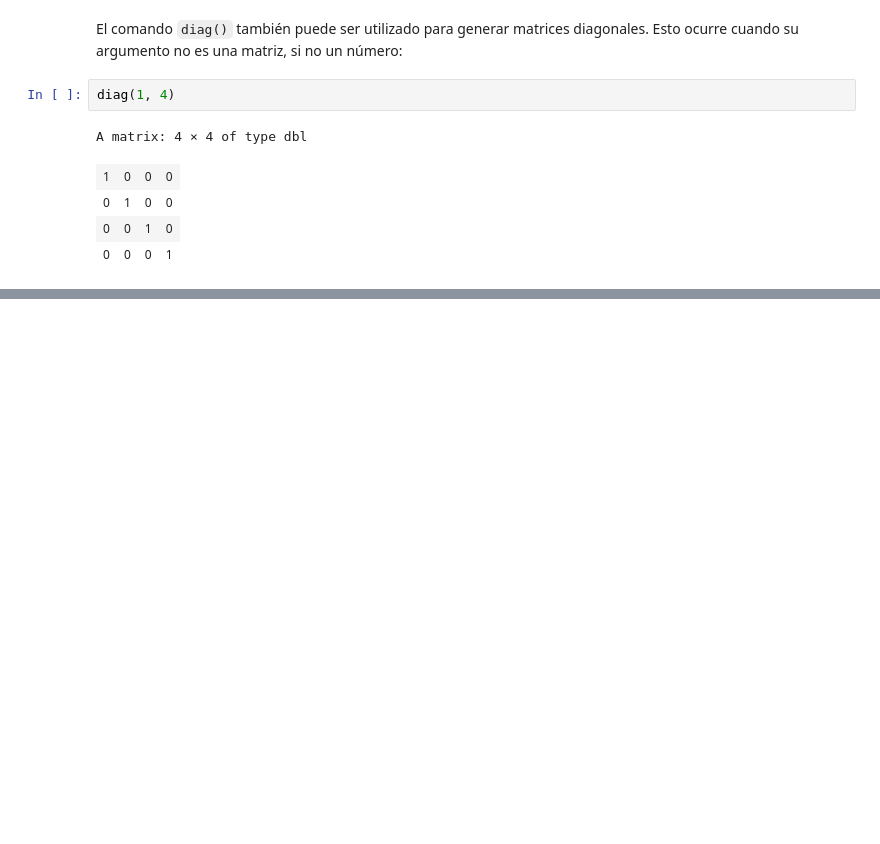
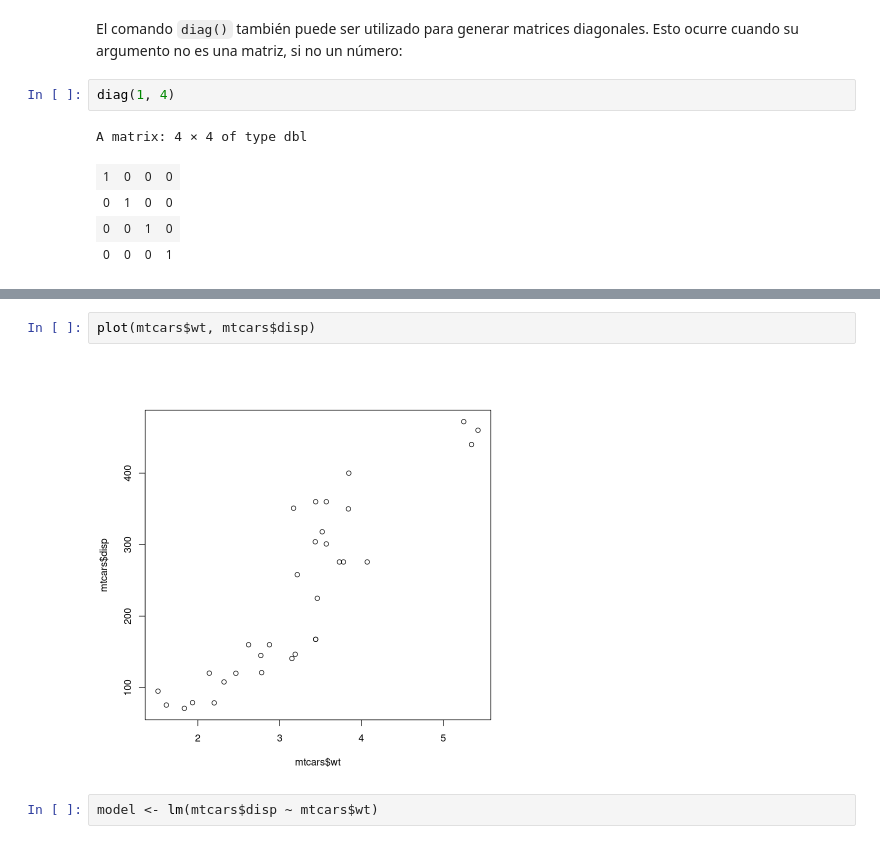
Before and after one commit to LF-Flores/CalculoActuarial-II, a Jupyter notebook: Cuadernos/Matrices_y_dataframes.ipynb, the cells around one changed output, grey strips where cells are left out. Cells and saved outputs as stored; diff of their text form; blank space fills up the shorter version.

```diff
--- a/Cuadernos/Matrices_y_dataframes.ipynb
+++ b/Cuadernos/Matrices_y_dataframes.ipynb
@@ -156,0 +369,6 @@ A matrix: 4 × 4 of type dbl
+# %%
+plot(mtcars$wt, mtcars$disp)
+# %% [output]
+[figure, added]
+# %%
+model <- lm(mtcars$disp ~ mtcars$wt)
```
Also changed, not shown: parts of 44 cells of this notebook, 14 other files.
